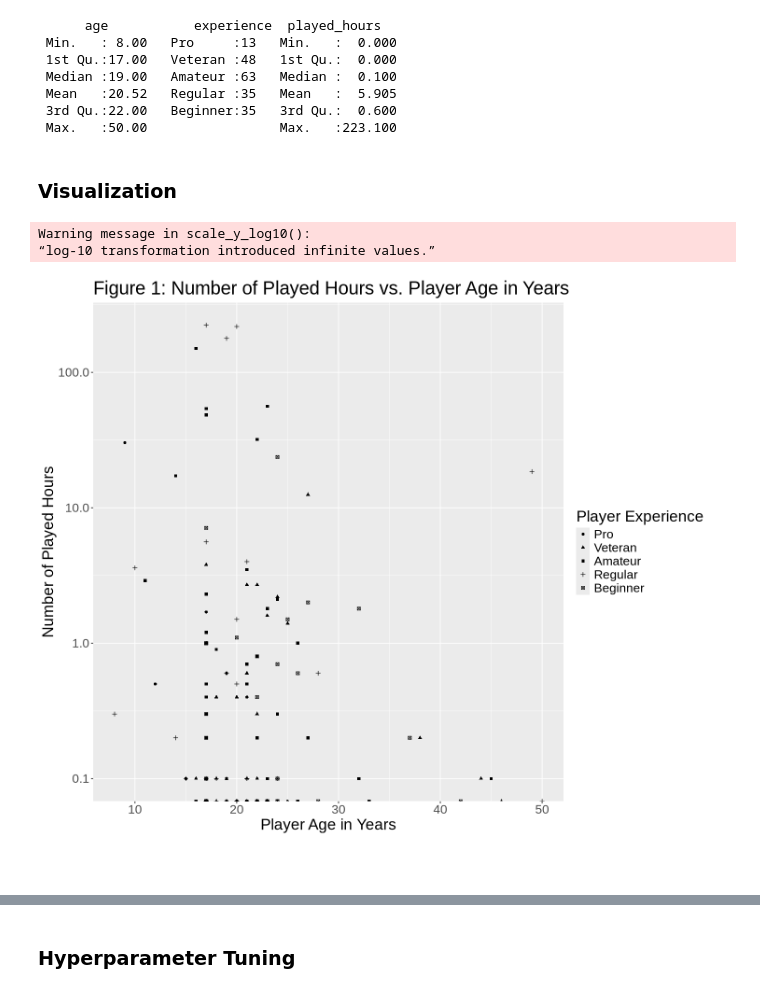
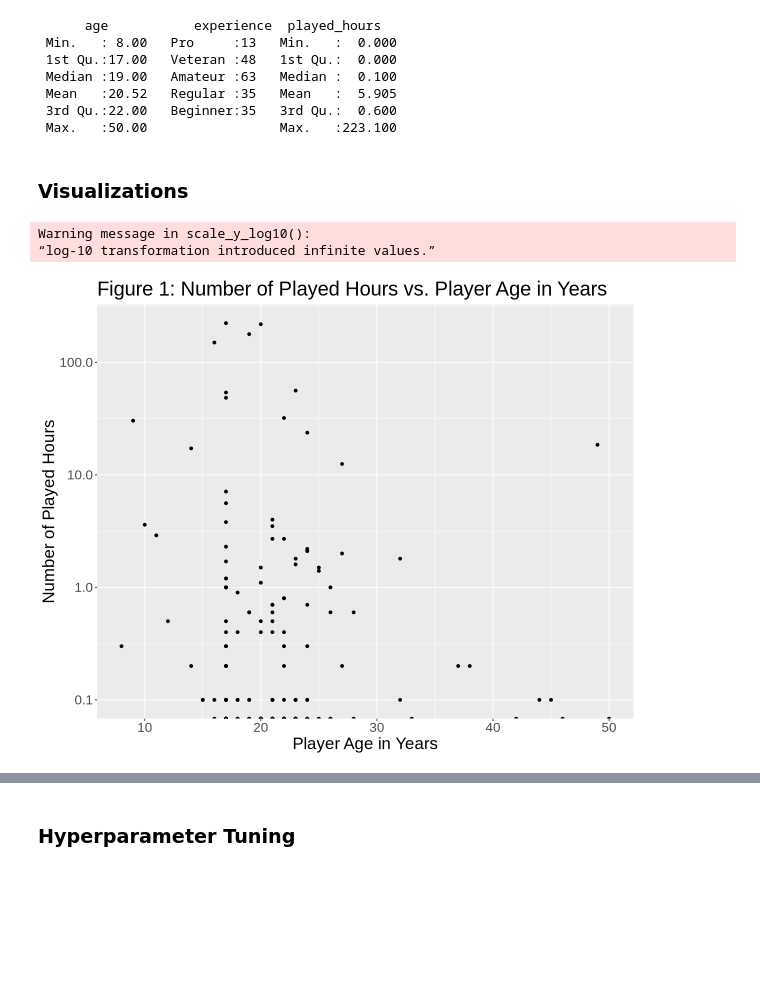
Before and after one commit to owenHochwald/dsci-100-2025w2-group-1, a Jupyter notebook: main.ipynb, the cells around one changed output, grey strips where cells are left out. Drawn from its saved outputs; the diff is of its cells as text; code cells hidden in the pictures; blank space fills up the shorter version.

Commit message:
add additional plots, ensure everything works on kernel restart

```diff
--- a/main.ipynb
+++ b/main.ipynb
@@ -104,21 +104,18 @@ summary(players_clean)
  3rd Qu.:22.00   Beginner:35   3rd Qu.:  0.600
  Max.   :50.00                 Max.   :223.100
 # %% [markdown]
-### Visualization
+### Visualizations
 # %%
-options(repr.plot.width=12, repr.plot.height=10)
+options(repr.plot.width=10, repr.plot.height=8)
 
-ggplot(players_clean, aes(x=age, y=played_hours, shape=experience)) +
+ggplot(players_clean, aes(x=age, y=played_hours)) +
         geom_point() +
         xlab("Player Age in Years") +
         scale_y_log10() +
         ylab("Number of Played Hours") +
-        labs(shape="Player Experience") +
         theme(text=element_text(size=20)) +
         ggtitle("Figure 1: Number of Played Hours vs. Player Age in Years")
 # %% [output]
 Warning message in scale_y_log10():
 “log-10 transformation introduced infinite values.”
-[figure, old version]
+[figure, new version]
-# %% [markdown]
-###
```
Also changed, not shown: parts of 5 cells of this notebook.
